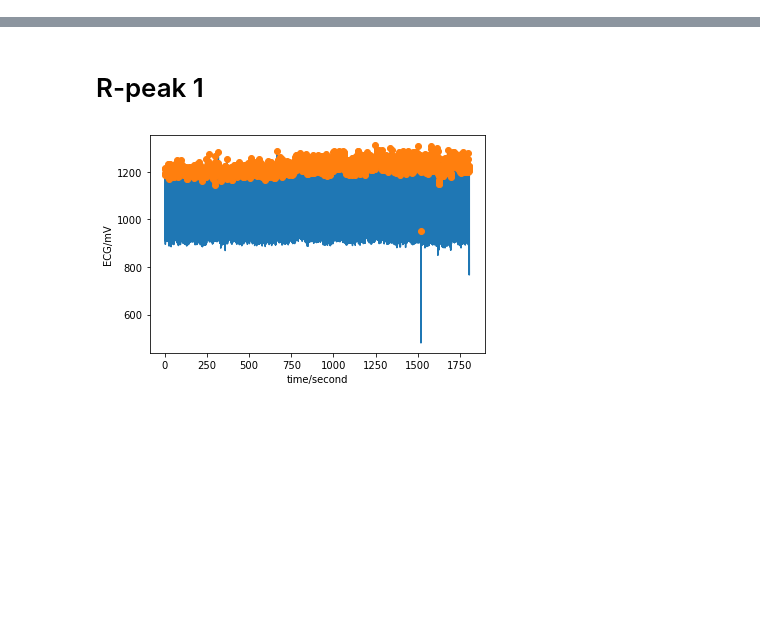
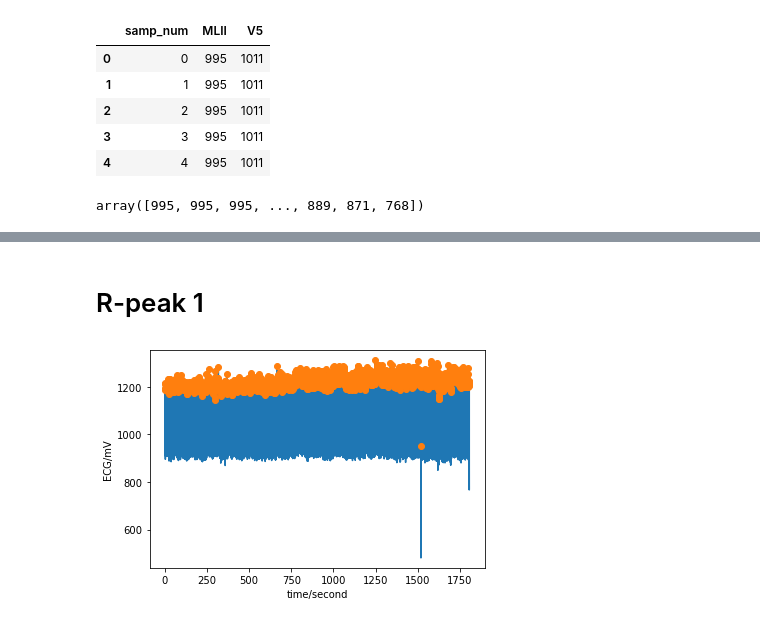
Before and after one commit to kheehing/ECG-project, a Jupyter notebook: test_data.ipynb, the cells around one changed output, grey strips where cells are left out. Drawn from its saved outputs; the diff is of its cells as text; code cells hidden in the pictures; blank space fills up the shorter version.

```diff
--- a/test_data.ipynb
+++ b/test_data.ipynb
@@ -10,6 +10,19 @@ import neurokit2, sleepecg, wfdb.processing
 df100 = pd.read_csv('data/100.csv')
 df100.columns = ['samp_num', 'MLII', 'V5']
 mlii_signal = df100['MLII'].values
+# %%
+df100.head()
+# %% [output]
+|  | samp_num | MLII | V5 |
+| 0 | 0 | 995 | 1011 |
+| 1 | 1 | 995 | 1011 |
+| 2 | 2 | 995 | 1011 |
+| 3 | 3 | 995 | 1011 |
+| 4 | 4 | 995 | 1011 |
+# %%
+ df100['MLII'].values
+# %% [output]
+array([995, 995, 995, ..., 889, 871, 768])
 # %%
 # 3 different way to get rpeaks
 results = neurokit2.ecg_peaks(mlii_signal, sampling_rate=360)
```
Also changed, not shown: parts of 2 cells of this notebook, 1 other file.
